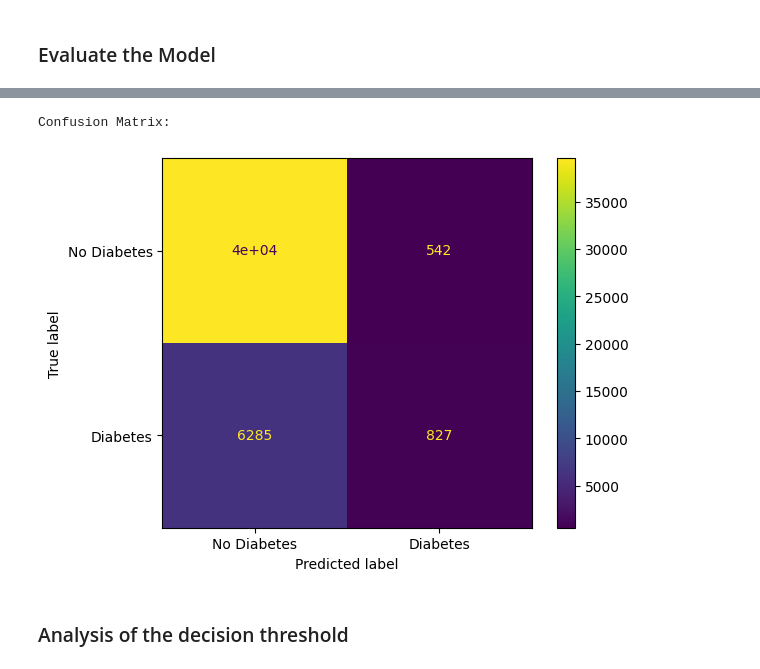
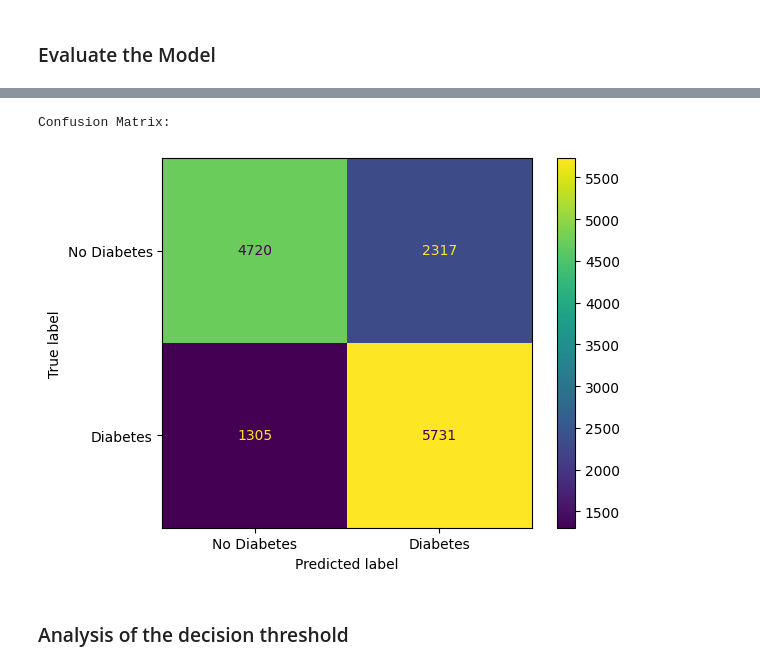
Before and after one commit to ahmedoutalebna/deep-learning-diabete-prediction, a Jupyter notebook: deliverables/deliverable2.ipynb, the cells around one changed output, grey strips where cells are left out. Cells and saved outputs as stored; diff of their text form; code cells hidden in the pictures.

```diff
--- a/deliverables/deliverable2.ipynb
+++ b/deliverables/deliverable2.ipynb
@@ -107,7 +164,7 @@ model = Sequential(
     [
         Dense(8, activation="relu", input_shape=(X_train.shape[1],)),
         Dense(4, activation="relu"),
-        Dense(1, activation="tanh"),
+        Dense(1, activation="sigmoid"),
     ]
 )
 model.compile(
@@ -135,3 +191,7 @@ Model: "sequential"
 ### Training the Model
 # %%
 early_stopping = EarlyStopping(monitor="val_loss", patience=15, restore_best_weights=True, verbose=1)
+# %%
+fraud_weight = len(y_train) / (2 * np.bincount(y_train.values.flatten()))
+class_weights = {0: fraud_weight[0], 1: fraud_weight[1]}
+class_weights
@@ -144,6 +206,7 @@ history = model.fit(
     epochs=50,
     batch_size=32,
     callbacks=[early_stopping],
-    verbose=0,
+    class_weight=class_weights,
+    verbose=1,
 )
 # %% [output]
@@ -184,7 +262,7 @@ Test AUC: 0.8155
 # %%
 # Confusion matrix and classification report
 y_pred_prob = model.predict(X_test)
+y_pred_prob_val = model.predict(X_val)
 y_pred = (y_pred_prob > 0.5).astype(int)
-print("\nClassification Report:")
-print(classification_report(y_test, y_pred))
+y_pred_val = (y_pred_prob_val > 0.5).astype(int)
 # %% [output]
@@ -202,12 +284,12 @@ weighted avg       0.82      0.86      0.81     47237
 # %%
 print("Confusion Matrix:")
-cm = confusion_matrix(y_test, y_pred)
+cm = confusion_matrix(y_val, y_pred_val)
 cm_display = ConfusionMatrixDisplay(confusion_matrix = cm, display_labels = ["No Diabetes", "Diabetes"])
 cm_display.plot()
 plt.show()
 # %% [output]
 Confusion Matrix:
-[figure, old version]
+[figure, new version]
 # %% [markdown]
 ### Analysis of the decision threshold
 # %%
```
Also changed, not shown: parts of 67 cells of this notebook, 4 other files.
